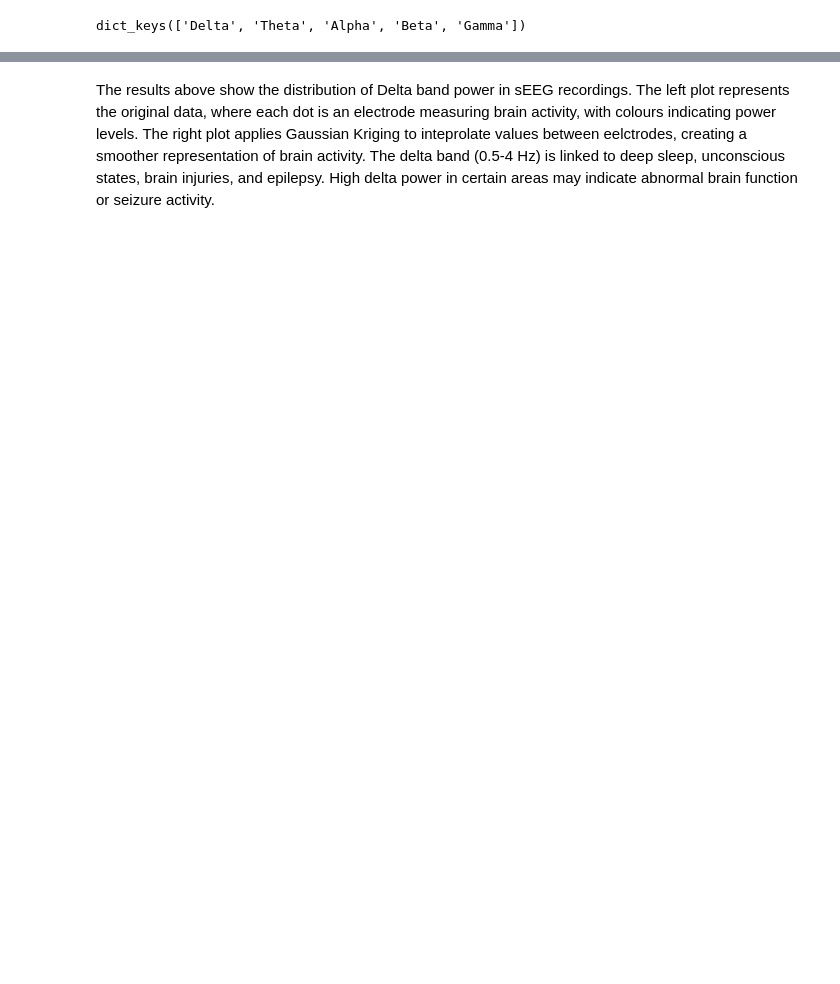
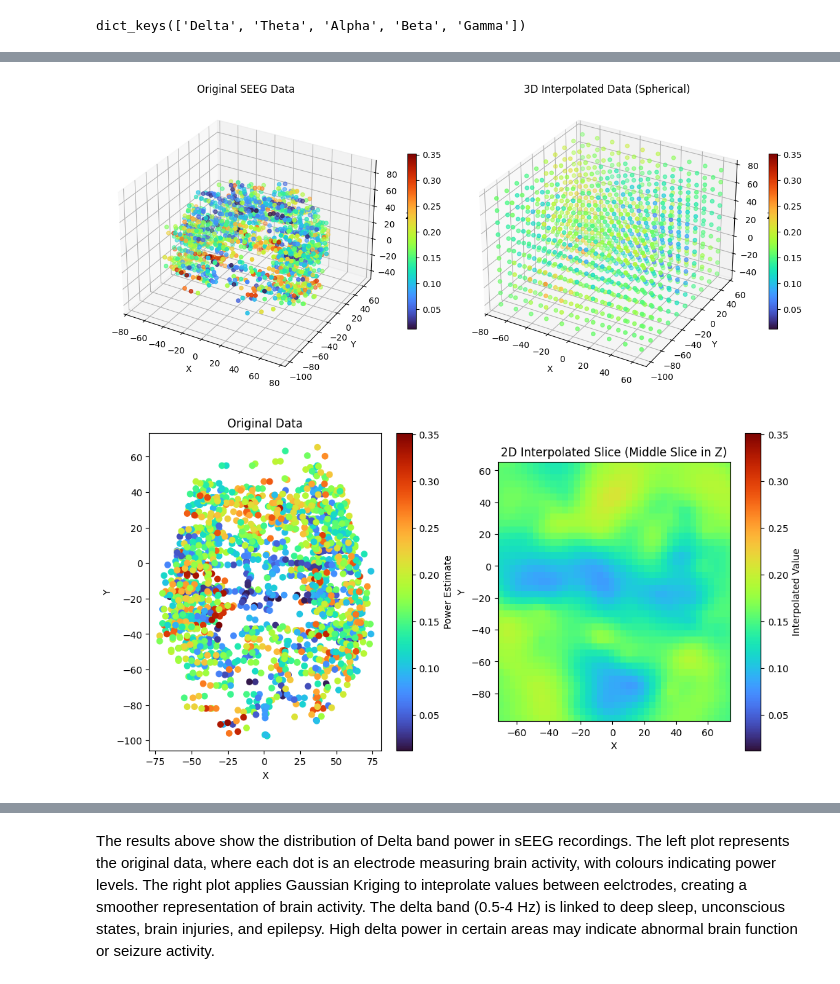
Before and after one commit to k24015887/group_project_1, a Jupyter notebook: Kriging.ipynb, the cells around one changed output, grey strips where cells are left out. Saved outputs shown, nothing was run; the diff lists cells and outputs as text; code cells hidden in the pictures; blank space fills up the shorter version.

```diff
--- a/Kriging.ipynb
+++ b/Kriging.ipynb
@@ -106 +145,74 @@ z, ss = OK.execute('grid', grid_x, grid_y)
+# %%
+#Set up the Ordinary Kriging with a Spherical variogram model.
+OK_Sphe = OrdinaryKriging3D(
+    x_coords, y_coords, z_coords, band_values,
+    variogram_model='spherical',
+    verbose=False,
+    enable_plotting=False
+)
+
+#Execute the kriging interpolation over the grid.
+z_Sphe, ss_Sphe = OK_Sphe.execute('grid', grid_x, grid_y, grid_z)
+# %%
+# --- 3D Visualization ---
+
+# Create a meshgrid for the 3D grid from the interpolation:
+X, Y, Z = np.meshgrid(grid_x, grid_y, grid_z, indexing='ij')  # shape: (nx, ny, nz)
+
+# For visualization, downsample the grid (to avoid plotting too many points)
+step = 4
+X_sample = X[::step, ::step, ::step].flatten()
+Y_sample = Y[::step, ::step, ::step].flatten()
+Z_sample = Z[::step, ::step, ::step].flatten()
+values_sample = z_Sphe[::step, ::step, ::step].flatten()
+
+#figure with 2 subplots for 3D visualization
+fig = plt.figure(figsize=(12, 6))
+
+# Subplot 1: Original Sparse Data
+ax1 = fig.add_subplot(121, projection='3d')
+p1 = ax1.scatter(x_coords, y_coords, z_coords, c=band_values, cmap='turbo', vmin=vmin, vmax=vmax)
+ax1.set_title("Original SEEG Data")
+ax1.set_xlabel("X")
+ax1.set_ylabel("Y")
+ax1.set_zlabel("Z")
+fig.colorbar(p1, ax=ax1, shrink=0.5)
+
+# Subplot 2: 3D Interpolated Data (downsampled)
+ax2 = fig.add_subplot(122, projection='3d')
+p2 = ax2.scatter(X_sample, Y_sample, Z_sample, c=values_sample, cmap='turbo', vmin=vmin, vmax=vmax)
+ax2.set_title("3D Interpolated Data (Spherical)")
+ax2.set_xlabel("X")
+ax2.set_ylabel("Y")
+ax2.set_zlabel("Z")
+fig.colorbar(p2, ax=ax2, shrink=0.5)
+
+plt.tight_layout()
+plt.show()
+
+# --- 2D Visualization: Middle Slice along Z-axis ---
+
+fig, (ax1, ax2) = plt.subplots(1, 2, figsize=(12, 6))
+
+#Plot original (scattered) data: colour represents the power estimate
+sc = ax1.scatter(x_coords, y_coords, c=band_values, cmap='turbo',vmin=vmin,vmax=vmax)
+ax1.set_xlabel('X')
+ax1.set_ylabel('Y')
+ax1.set_title('Original Data')
+plt.colorbar(sc, ax=ax1, label='Power Estimate')
+
+#z_Gaus has shape (nz, ny, nx) so the first dimension corresponds to z.
+mid_idx = z_Sphe.shape[0] // 2  # middle slice along z-axis
+
+im = plt.imshow(z_Sphe[mid_idx, :, :],
+           extent=(np.min(grid_x), np.max(grid_x), np.min(grid_y), np.max(grid_y)),
+           origin='lower', cmap='turbo', vmin=vmin, vmax=vmax)
+plt.title("2D Interpolated Slice (Middle Slice in Z)")
+plt.xlabel("X")
+plt.ylabel("Y")
+plt.colorbar(im, ax=ax2, label="Interpolated Value")
+plt.show()
+# %% [output]
+[figure, added]
+[figure, added]
 # %%
```
Also changed, not shown: parts of 19 cells of this notebook.
